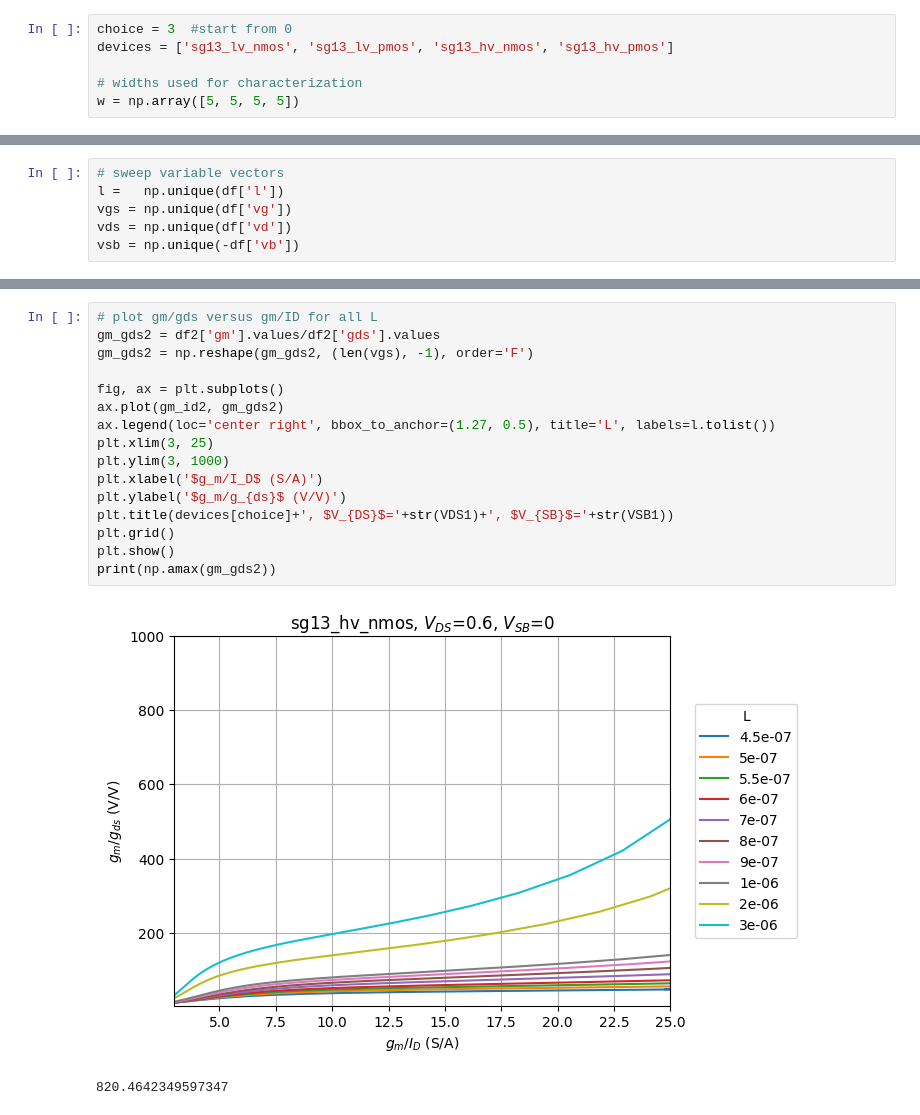
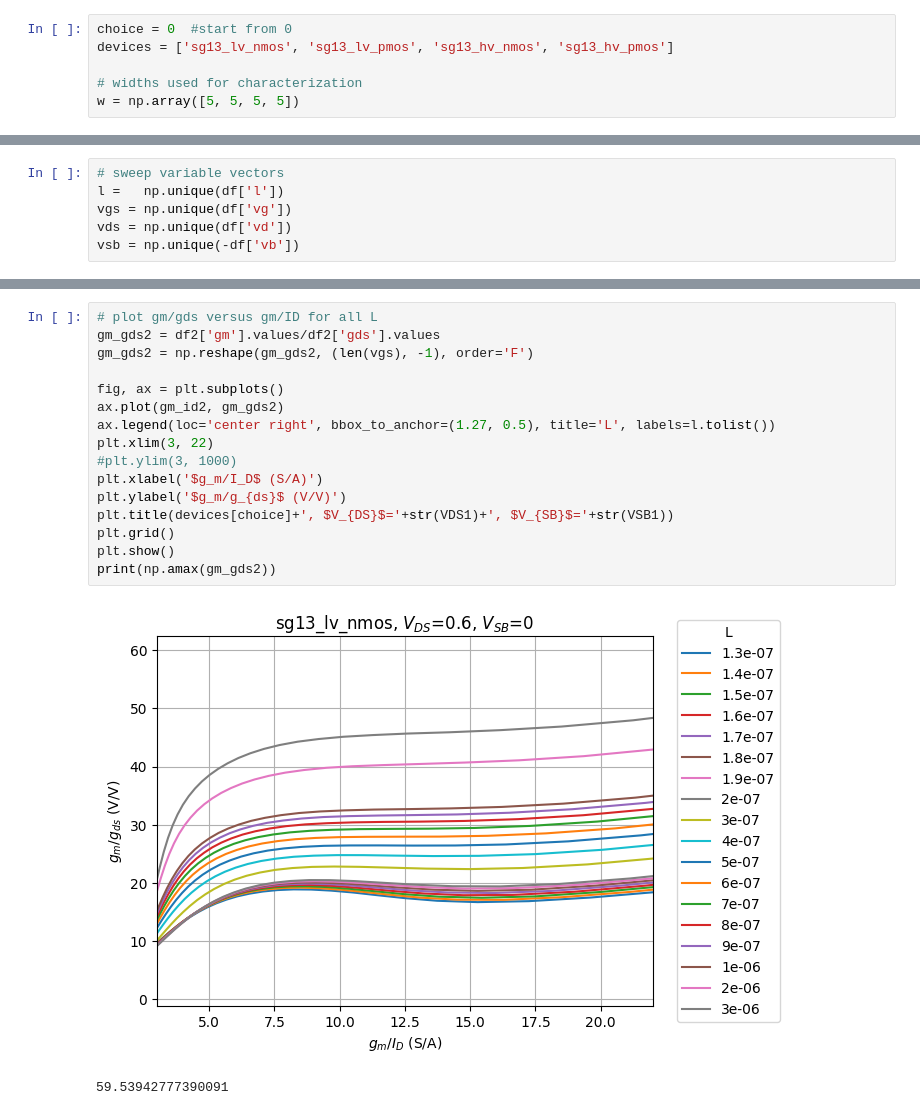
Before and after one commit to tatuc/Book-on-gm-ID-design, a Jupyter notebook: starter_files_open_source_tools/ihp-sg13g2/techsweep_plots_from_txt.ipynb, the cells around one changed output, grey strips where cells are left out. Drawn from its saved outputs; the diff is of its cells as text.

```diff
--- a/starter_files_open_source_tools/ihp-sg13g2/techsweep_plots_from_txt.ipynb
+++ b/starter_files_open_source_tools/ihp-sg13g2/techsweep_plots_from_txt.ipynb
@@ -3,7 +3,7 @@ import numpy as np
 import pandas as pd
 import matplotlib.pyplot as plt
 # %%
-choice = 3  #start from 0
+choice = 0  #start from 0
 devices = ['sg13_lv_nmos', 'sg13_lv_pmos', 'sg13_hv_nmos', 'sg13_hv_pmos']
 
 # widths used for characterization
@@ -117,22 +117,22 @@ plt.show()
 # %%
 # plot gm/gds versus gm/ID for all L
 gm_gds2 = df2['gm'].values/df2['gds'].values
 gm_gds2 = np.reshape(gm_gds2, (len(vgs), -1), order='F')
 
 fig, ax = plt.subplots()
 ax.plot(gm_id2, gm_gds2)
 ax.legend(loc='center right', bbox_to_anchor=(1.27, 0.5), title='L', labels=l.tolist())
-plt.xlim(3, 25)
-plt.ylim(3, 1000)
+plt.xlim(3, 22)
+#plt.ylim(3, 1000)
 plt.xlabel('$g_m/I_D$ (S/A)')
 plt.ylabel('$g_m/g_{ds}$ (V/V)')
 plt.title(devices[choice]+', $V_{DS}$='+str(VDS1)+', $V_{SB}$='+str(VSB1))
 plt.grid()
 plt.show()
 print(np.amax(gm_gds2))
 # %% [output]
-[figure, old version]
+[figure, new version]
-820.4642349597347
+59.53942777390091
 # %%
 # plot jd versus gm/ID for all L
 jd2 = df2['ids'].values/w[choice]/1e-6
```
Also changed, not shown: parts of 9 cells of this notebook.
